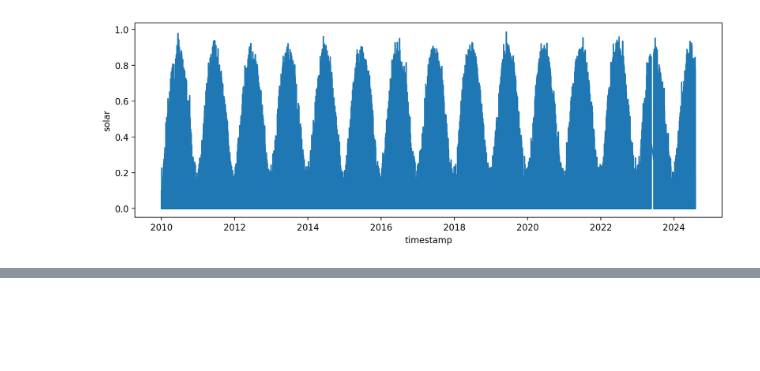
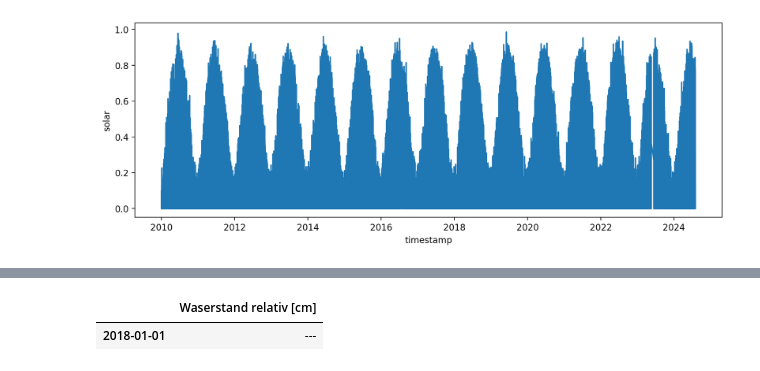
Before and after one commit to AquaStream/waterlevels_oker, a Jupyter notebook: notebooks/01-EDA.ipynb, the cells around one changed output, grey strips where cells are left out. Drawn from its saved outputs; the diff is of its cells as text; code cells hidden in the pictures; blank space fills up the shorter version.

```diff
--- a/notebooks/01-EDA.ipynb
+++ b/notebooks/01-EDA.ipynb
@@ -165,0 +227,5 @@ for col in climate_raw.columns:
+# %%
+ohrum_data.loc[ohrum_data["Waserstand relativ [cm]"] == " ---"]
+# %% [output]
+|  | Waserstand relativ [cm] |
+| 2018-01-01 | --- |
```
Also changed, not shown: parts of 13 cells of this notebook, 2 other files.
